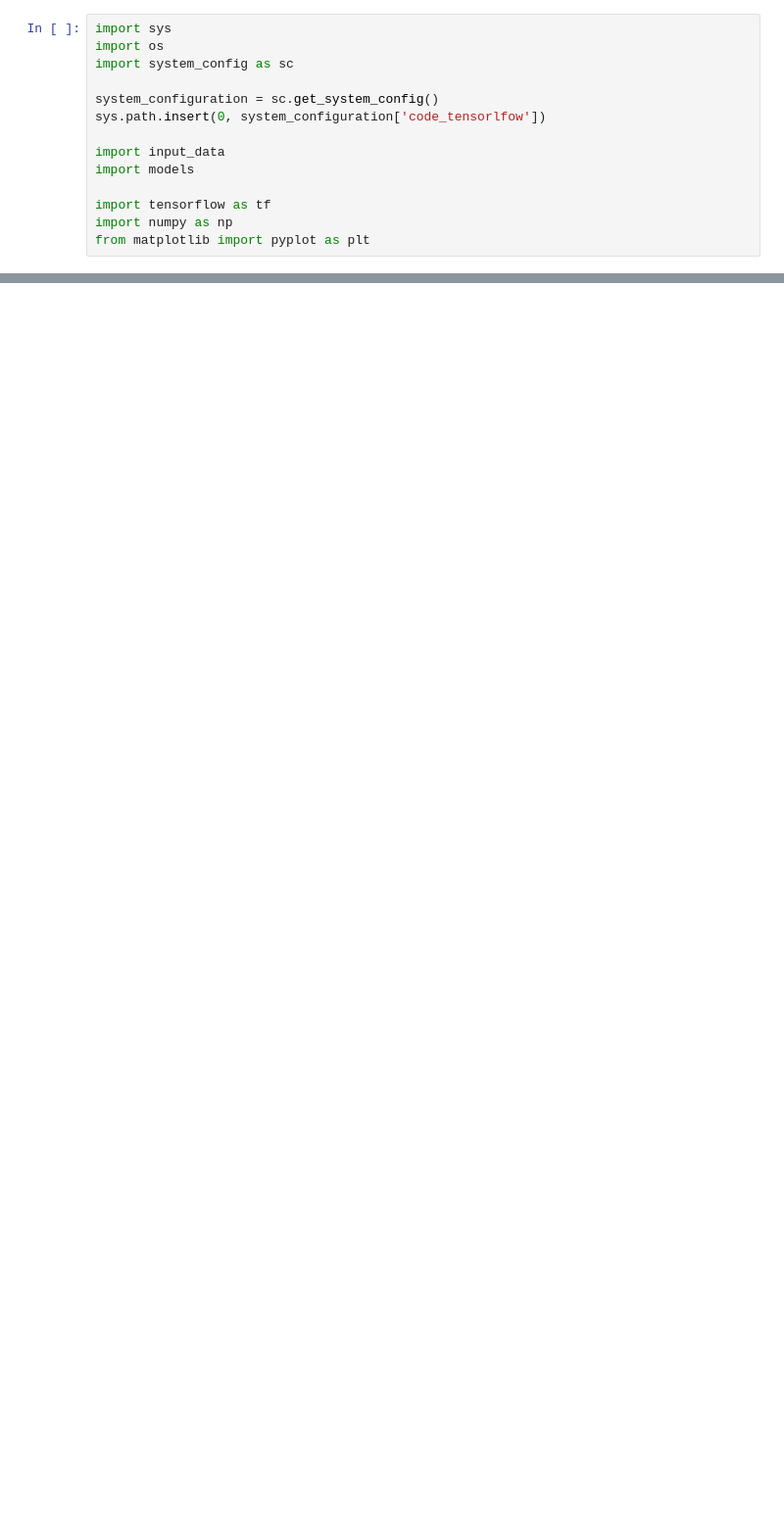
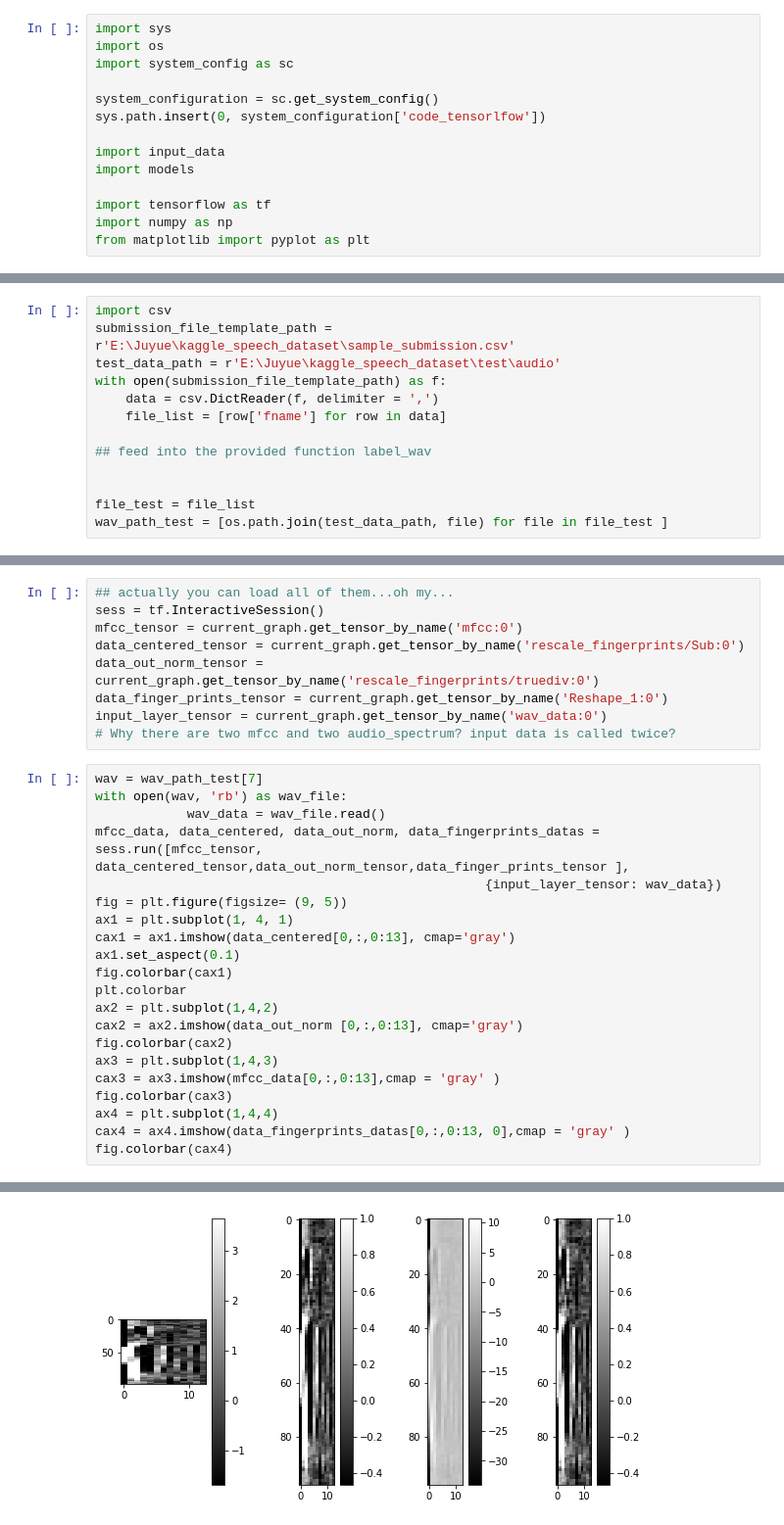
Before and after one commit to laura-yuan/KaggleSpeechRecognition, a Jupyter notebook: modify_model_debug.ipynb, the cells around one changed output, grey strips where cells are left out. Shown at 98% size. Cells and saved outputs as stored; diff of their text form; blank space fills up the shorter version.

```diff
--- a/modify_model_debug.ipynb
+++ b/modify_model_debug.ipynb
@@ -257,0 +71,13 @@ def create_model_conv2_with_name_scope(fingerprint_input, model_settings, is_tra
+# %%
+import csv
+submission_file_template_path = r'E:\Juyue\kaggle_speech_dataset\sample_submission.csv'
+test_data_path = r'E:\Juyue\kaggle_speech_dataset\test\audio'
+with open(submission_file_template_path) as f:
+    data = csv.DictReader(f, delimiter = ',')
+    file_list = [row['fname'] for row in data]
+
+## feed into the provided function label_wav
+
+
+file_test = file_list
+wav_path_test = [os.path.join(test_data_path, file) for file in file_test ]
@@ -257,0 +142,31 @@ def create_model_conv2_with_name_scope(fingerprint_input, model_settings, is_tra
+# %%
+## actually you can load all of them...oh my...
+sess = tf.InteractiveSession()
+mfcc_tensor = current_graph.get_tensor_by_name('mfcc:0')
+data_centered_tensor = current_graph.get_tensor_by_name('rescale_fingerprints/Sub:0')
+data_out_norm_tensor = current_graph.get_tensor_by_name('rescale_fingerprints/truediv:0')
+data_finger_prints_tensor = current_graph.get_tensor_by_name('Reshape_1:0')
+input_layer_tensor = current_graph.get_tensor_by_name('wav_data:0')
+# Why there are two mfcc and two audio_spectrum? input data is called twice?
+# %%
+wav = wav_path_test[7]
+with open(wav, 'rb') as wav_file:
+            wav_data = wav_file.read()
+mfcc_data, data_centered, data_out_norm, data_fingerprints_datas = sess.run([mfcc_tensor, data_centered_tensor,data_out_norm_tensor,data_finger_prints_tensor ],
+                                                   {input_layer_tensor: wav_data})
+fig = plt.figure(figsize= (9, 5))
+ax1 = plt.subplot(1, 4, 1)
+cax1 = ax1.imshow(data_centered[0,:,0:13], cmap='gray')
+ax1.set_aspect(0.1)
+fig.colorbar(cax1)
+plt.colorbar
+ax2 = plt.subplot(1,4,2)
+cax2 = ax2.imshow(data_out_norm [0,:,0:13], cmap='gray')
+fig.colorbar(cax2)
+ax3 = plt.subplot(1,4,3)
+cax3 = ax3.imshow(mfcc_data[0,:,0:13],cmap = 'gray' )
+fig.colorbar(cax3)
+ax4 = plt.subplot(1,4,4)
+cax4 = ax4.imshow(data_fingerprints_datas[0,:,0:13, 0],cmap = 'gray' )
+fig.colorbar(cax4)
+# %% [output]
@@ -257,0 +174 @@ def create_model_conv2_with_name_scope(fingerprint_input, model_settings, is_tra
+[figure, added]
```
Also changed, not shown: parts of 21 cells of this notebook, 3 other files.
